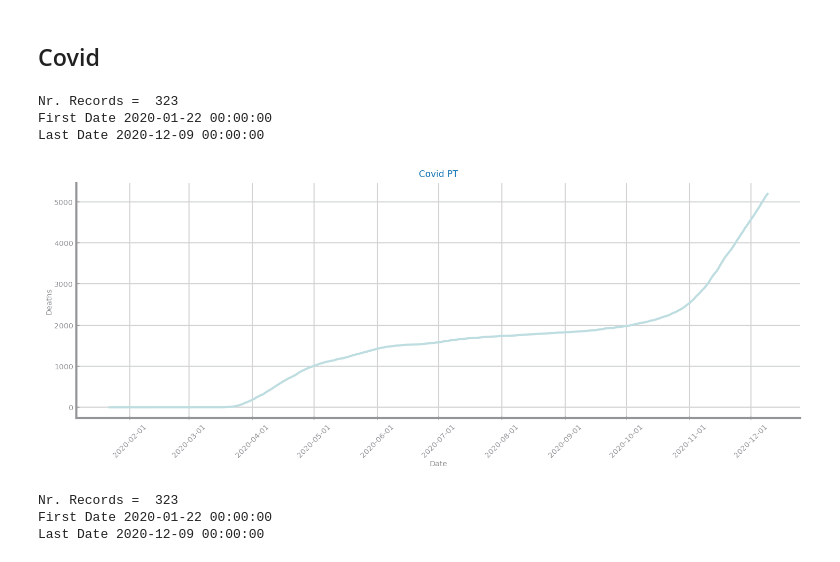
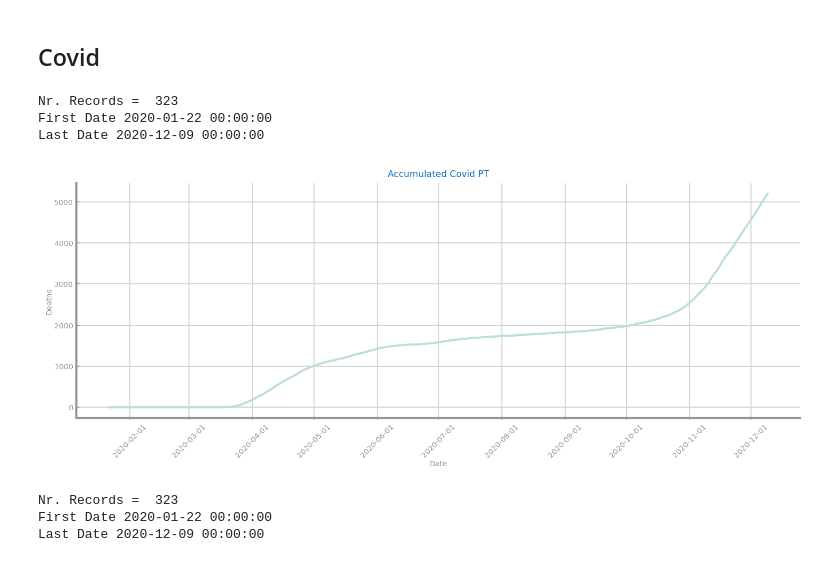
Before and after one commit to joaofbravo/CD_G20, a Jupyter notebook: last_lab/Profiling.ipynb, the cells around one changed output. Drawn from its saved outputs; the diff is of its cells as text; code cells hidden in the pictures.

```diff
--- a/last_lab/Profiling.ipynb
+++ b/last_lab/Profiling.ipynb
@@ -25,22 +25,22 @@ Last Date 2020-09-07 00:00:00
 # %%
 import pandas as pd
 import matplotlib.pyplot as plt
 import ts_functions as ts
 
 data_c = pd.read_csv('data/covid19_pt.csv', index_col='Date', sep=',', decimal='.',
                    parse_dates=True, infer_datetime_format=True)
 print("Nr. Records = ", data_c.shape[0])
 print("First Date", data_c.index[0])
 print("Last Date", data_c.index[-1])
 plt.figure(figsize=(3*ts.HEIGHT, ts.HEIGHT))
-ts.plot_series(data_c, x_label='Date', y_label='Deaths', title='Covid PT')
+ts.plot_series(data_c, x_label='Date', y_label='Deaths', title='Accumulated Covid PT')
 plt.xticks(rotation = 45)
 plt.show()
 # %% [output]
 Nr. Records =  323
 First Date 2020-01-22 00:00:00
 Last Date 2020-12-09 00:00:00
-[figure, old version]
+[figure, new version]
 # %%
 import pandas as pd
 import matplotlib.pyplot as plt
```
Also changed, not shown: parts of 11 cells of this notebook.
